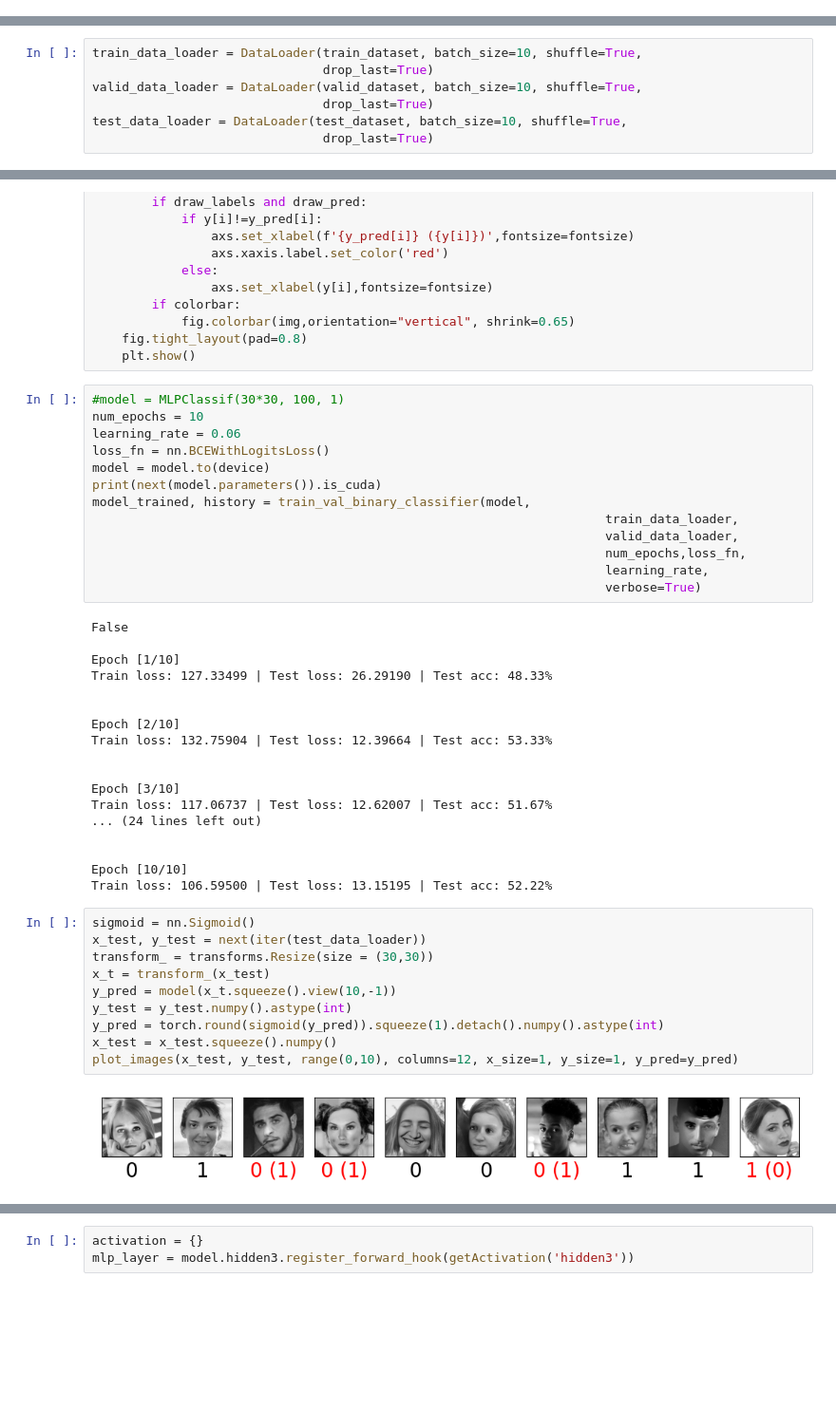
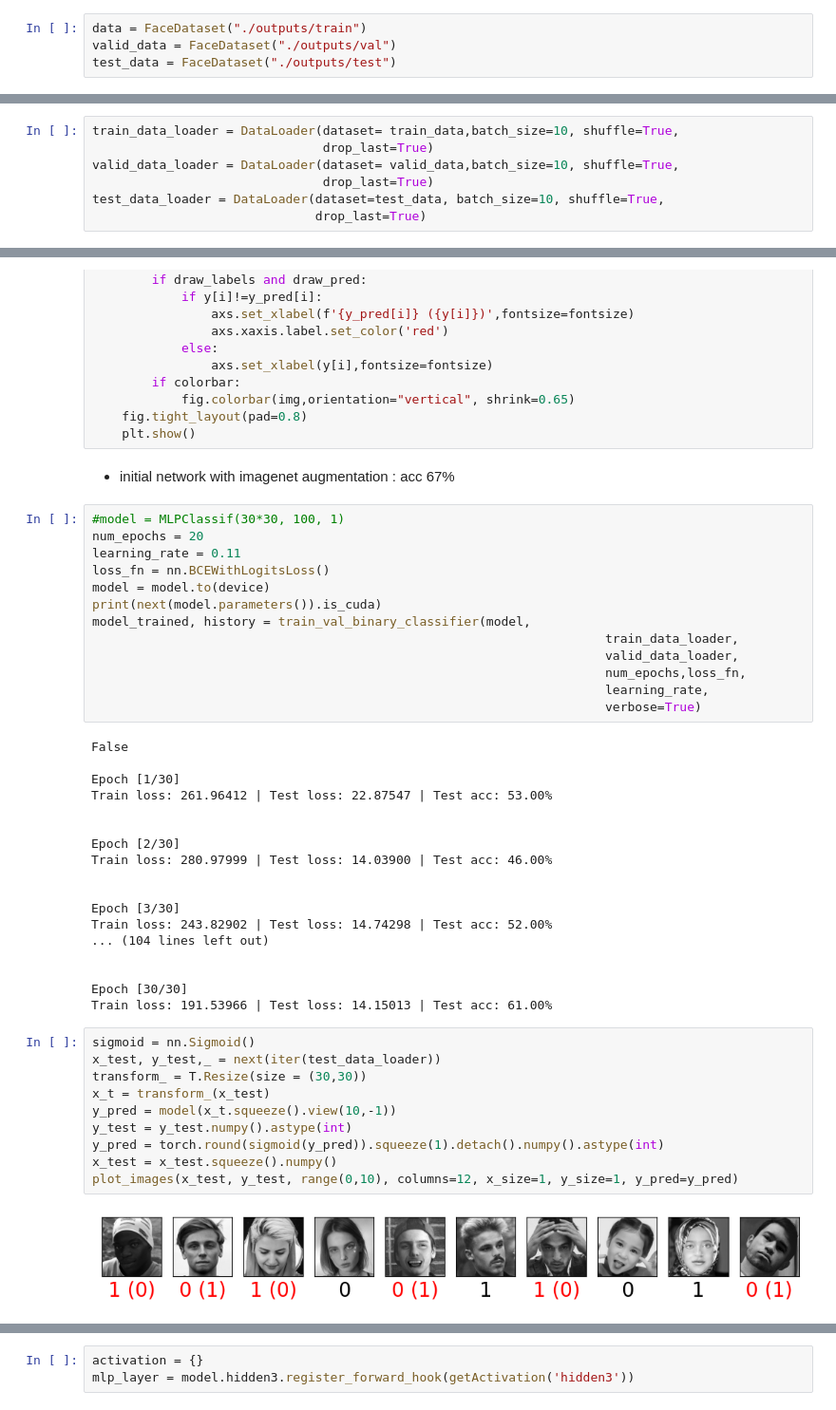
Before and after one commit to MNIKIEMA/Real-and-Fake-Face-Detection, a Jupyter notebook: real-and-fake-face.ipynb, the cells around one changed output, grey strips where cells are left out. Shown: that part at 95% size. Drawn from its saved outputs; the diff is of its cells as text; blank space fills up the shorter version.

Commit message:
add auto augment

```diff
--- a/real-and-fake-face.ipynb
+++ b/real-and-fake-face.ipynb
@@ -133,0 +131,4 @@ test_dataset = FaceDataset(img_dir_test,label_bin_test)
+# %%
+data = FaceDataset("./outputs/train")
+valid_data = FaceDataset("./outputs/val")
+test_data = FaceDataset("./outputs/test")
@@ -134,8 +150,8 @@ test_dataset = FaceDataset(img_dir_test,label_bin_test)
 # %%
-train_data_loader = DataLoader(train_dataset, batch_size=10, shuffle=True,
+train_data_loader = DataLoader(dataset= train_data,batch_size=10, shuffle=True,
                                drop_last=True)
-valid_data_loader = DataLoader(valid_dataset, batch_size=10, shuffle=True,
+valid_data_loader = DataLoader(dataset= valid_data,batch_size=10, shuffle=True,
                                drop_last=True)
-test_data_loader = DataLoader(test_dataset, batch_size=10, shuffle=True,
-                               drop_last=True)
+test_data_loader = DataLoader(dataset=test_data, batch_size=10, shuffle=True,
+                              drop_last=True)
 # %%
@@ -357,10 +373,12 @@ def plot_images(x,y=None, indices='all', columns=12, x_size=1, y_size=1,
             fig.colorbar(img,orientation="vertical", shrink=0.65)
     fig.tight_layout(pad=0.8)
     plt.show()
+# %% [markdown]
+- initial network with imagenet augmentation : acc 67%
 # %%
 #model = MLPClassif(30*30, 100, 1)
-num_epochs = 10
-learning_rate = 0.06
+num_epochs = 20
+learning_rate = 0.11
 loss_fn = nn.BCEWithLogitsLoss()
 model = model.to(device)
 print(next(model.parameters()).is_cuda)
@@ -373,30 +391,30 @@ model_trained, history = train_val_binary_classifier(model,
 # %% [output]
 False
 
-Epoch [1/10]
-Train loss: 127.33499 | Test loss: 26.29190 | Test acc: 48.33%
+Epoch [1/30]
+Train loss: 261.96412 | Test loss: 22.87547 | Test acc: 53.00%
 
 
-Epoch [2/10]
-Train loss: 132.75904 | Test loss: 12.39664 | Test acc: 53.33%
+Epoch [2/30]
+Train loss: 280.97999 | Test loss: 14.03900 | Test acc: 46.00%
 
 
-Epoch [3/10]
-Train loss: 117.06737 | Test loss: 12.62007 | Test acc: 51.67%
-... (24 lines left out)
+Epoch [3/30]
+Train loss: 243.82902 | Test loss: 14.74298 | Test acc: 52.00%
+... (104 lines left out)
 
 
-Epoch [10/10]
-Train loss: 106.59500 | Test loss: 13.15195 | Test acc: 52.22%
+Epoch [30/30]
+Train loss: 191.53966 | Test loss: 14.15013 | Test acc: 61.00%
 # %%
 sigmoid = nn.Sigmoid()
-x_test, y_test = next(iter(test_data_loader))
-transform_ = transforms.Resize(size = (30,30))
+x_test, y_test,_ = next(iter(test_data_loader))
+transform_ = T.Resize(size = (30,30))
 x_t = transform_(x_test)
 y_pred = model(x_t.squeeze().view(10,-1))
 y_test = y_test.numpy().astype(int)
 y_pred = torch.round(sigmoid(y_pred)).squeeze(1).detach().numpy().astype(int)
 x_test = x_test.squeeze().numpy()
 plot_images(x_test, y_test, range(0,10), columns=12, x_size=1, y_size=1, y_pred=y_pred)
 # %% [output]
-[figure, old version]
+[figure, new version]
```
Also changed, not shown: parts of 20 cells of this notebook, 2 other files.
